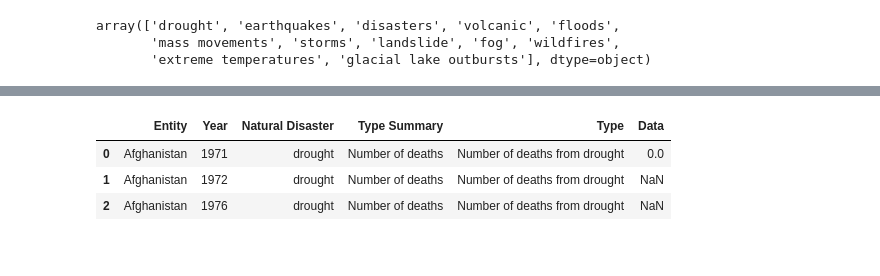
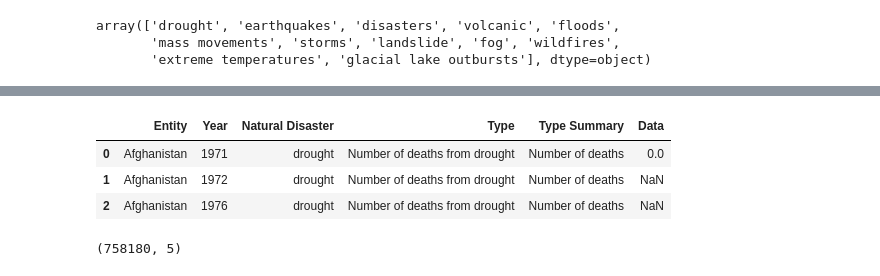
Before and after one commit to aramosg/final_project_global_warming, a Jupyter notebook: notebook/natural_disasters.ipynb, the cells around one changed output, grey strips where cells are left out. Drawn from its saved outputs; the diff is of its cells as text; code cells hidden in the pictures.

```diff
--- a/notebook/natural_disasters.ipynb
+++ b/notebook/natural_disasters.ipynb
@@ -84,7 +84,7 @@ nat_disasters_df_c.columns.tolist()
  'total_damages_pct_gdp_glacial_lake']
 # %%
 nat_disasters_df_c
-nat_disasters_df_c = nat_disasters_df_c.rename(columns= {'total_damages_pct_gdp_glacial_lake': 'Total Damages percent GDP glacial lake outbursts'})
+nat_disasters_df_c = nat_disasters_df_c.rename(columns= {'total_damages_pct_gdp_glacial_lake': 'Total economic damages from glacial lake outbursts as a share of GDP'})
 # %%
 nat_disasters_df_t = nat_disasters_df_c.melt(id_vars=['Entity', 'Year'],
                     var_name='Type', value_name="Data")
@@ -97,5 +110,14 @@ nat_disasters_df_t.head(3)
 # %%
-# Map Type with summary column
-values= ['disasters', 'drought', 'earthquakes', 'extreme temperatures', 'floods', 'fog', 'glacial lake outbursts', 'landslide', 'mass movements', 'storms', 'volcanic', 'wildfires']
+# Map Type with Type_summary column for
+#'Death rates', 'Homelessness rate', 'Injury rates', 'Insured damages', 'Number of deaths', 'Number of total people affected' ,'Number of people injured', 'Number of people left homeless','Reconstruction costs'
+values= ['Death rates', 'Homelessness rate', 'Injury rates', 'Insured damages', 'Number of deaths', 'Number of total people affected' ,'Number of people injured', 'Number of people left homeless','Reconstruction costs',
+        'Number of people affected by disasters per 100,000','Number of people affected by drought per 100,000','Number of people affected by earthquakes per 100,000','Number of people affected by extreme temperatures per 100,000','Number of people affected by floods per 100,000','Number of people affected by fog per 100,000','Number of people affected by glacial lake outbursts per 100,000','Number of people affected by landslides per 100,000','Number of people affected by mass movements per 100,000','Number of people affected by storms per 100,000','Number of people affected by volcanic activity per 100,000','Number of people affected by wildfires per 100,000',
+        'Number of people affected by disasters','Number of people affected from drought','Number of people affected by earthquakes','Number of people affected by extreme temperatures','Number of people affected by floods','Number of people affected by fog','Number of people affected by glacial lake outbursts','Number of people affected by landslides','Number of people affected by mass movements','Number of people affected by storms','Number of people affected by volcanic activity','Number of people affected by wildfires',
+         'Total economic damages from volcanic activity as a share of GDP.1',
+         'Total economic damages from disasters as a share of GDP','Total economic damages from drought as a share of GDP','Total economic damages from earthquakes as a share of GDP','Total economic damages from extreme temperatures as a share of GDP','Total economic damages from floods as a share of GDP','Total economic damages from landslides as a share of GDP','Total economic damages from mass movements as a share of GDP','Total economic damages from storms as a share of GDP','Total economic damages from volcanic activity as a share of GDP',
+         'Total economic damages from disasters','Total economic damages from drought','Total economic damages from earthquakes','Total economic damages from extreme temperatures','Total economic damages from floods','Total economic damages from fog','Total economic damages from glacial lake outbursts','Total economic damages from landslides','Total economic damages from mass movements','Total economic damages from storms','Total economic damages from volcanic activity','Total economic damages from wildfires',
+         'Total number of people affected by disasters per 100,000','Total number of people affected by drought per 100,000','Total number of people affected by earthquakes per 100,000','Total number of people affected by extreme temperatures per 100,000','Total number of people affected by floods per 100,000','Total number of people affected by fog per 100,000','Total number of people affected by glacial lake outbursts per 100,000','Total number of people affected by landslides per 100,000','Total number of people affected by mass movements per 100,000','Total number of people affected by storms per 100,000','Total number of people affected by volcanic activity per 100,000','Total number of people affected by wildfires per 100,000'
+        ]
 conditions = list(map(nat_disasters_df_t['Type'].str.contains, values))
-nat_disasters_df_t['Natural Disaster'] = np.select(conditions, values, 'other')
+nat_disasters_df_t['Type Summary'] = np.select(conditions, values, 'other')
+nat_disasters_df_t['Type Summary'].unique()
@@ -102,7 +142,17 @@ nat_disasters_df_t['Natural Disaster'] = np.select(conditions, values, 'other')
 # %%
-# Map Type with Type_summary column
-values= ['Death rates', 'Homelessness rate', 'Injury rates', 'Insured damages', 'Number of deaths', 'Number of people affected', 'Total number of people affected by drought per 100,000','Total number of people affected by earthquakes per 100,000','Total number of people affected by disasters per 100,000','Total number of people affected by volcanic activity per 100,000','Total number of people affected by floods per 100,000','Total number of people affected by mass movements per 100,000','Total number of people affected by storms per 100,000','Total number of people affected by landslides per 100,000','Total number of people affected by fog per 100,000','Total number of people affected by wildfires per 100,000','Total number of people affected by extreme temperatures per 100,000','Total number of people affected by glacial lake outbursts per 100,000','Total Damages percent GDP'
-, 'Number of people injured', 'Number of people left homeless', 'Number of total people affected', 'Reconstruction costs', 'Total economic damages', 'Total economic damages as a share of GDP', 'Total economic damages as a share of GDP.1', 'Total number of people affected per 100000'
-]
-conditions = list(map(nat_disasters_df_t['Type'].str.contains, values))
-nat_disasters_df_t['Type Summary'] = np.select(conditions, values, 'other')
+# Standardizing Type Summary 'Number of people affected per 100,000'
+nat_disasters_df_t['Type Summary'] = nat_disasters_df_t['Type Summary'].str.replace('Number of people affected by disasters per 100,000|Number of people affected by drought per 100,000|Number of people affected by earthquakes per 100,000|Number of people affected by extreme temperatures per 100,000|Number of people affected by floods per 100,000|Number of people affected by fog per 100,000|Number of people affected by glacial lake outbursts per 100,000|Number of people affected by landslides per 100,000|Number of people affected by mass movements per 100,000|Number of people affected by storms per 100,000|Number of people affected by volcanic activity per 100,000|Number of people affected by wildfires per 100,000','Number of people affected per 100,000', regex=True)
+# Standardizing Type Summary 'Number of people affected'
+nat_disasters_df_t['Type Summary'] = nat_disasters_df_t['Type Summary'].str.replace('Number of people affected by disasters|Number of people affected from drought|Number of people affected by earthquakes|Number of people affected by extreme temperatures|Number of people affected by floods|Number of people affected by fog|Number of people affected by glacial lake outbursts|Number of people affected by landslides|Number of people affected by mass movements|Number of people affected by storms|Number of people affected by volcanic activity|Number of people affected by wildfires','Number of people affected', regex=True)
+# Standardizing Type Summary 'Total economic damages from volcanic activity as a share of GDP_1'
+nat_disasters_df_t['Type Summary'] = nat_disasters_df_t['Type Summary'].str.replace('Total economic damages from volcanic activity as a share of GDP.1','Total economic damages from volcanic activity as a share of GDP_1', regex=True)
+# Standardizing Type Summary 'Total economic damages as a share of GDP'
+nat_disasters_df_t['Type Summary'] = nat_disasters_df_t['Type Summary'].str.replace('Total economic damages from disasters as a share of GDP|Total economic damages from drought as a share of GDP|Total economic damages from earthquakes as a share of GDP|Total economic damages from extreme temperatures as a share of GDP|Total economic damages from floods as a share of GDP|Total economic damages from landslides as a share of GDP|Total economic damages from mass movements as a share of GDP|Total economic damages from storms as a share of GDP|Total economic damages from glacial lake outbursts as a share of GDP','Total economic damages as a share of GDP', regex=True)
+
+# Standardizing to Total number of people affected per 100K
+nat_disasters_df_t['Type Summary'] = nat_disasters_df_t['Type Summary'].str.replace('Total number of people affected by drought per 100,000|Total number of people affected by earthquakes per 100,000|Total number of people affected by disasters per 100,000|Total number of people affected by volcanic activity per 100,000|Total number of people affected by floods per 100,000|Total number of people affected by floods per 100,000|Total number of people affected by mass movements per 100,000|Total number of people affected by storms per 100,000|Total number of people affected by landslides per 100,000|Total number of people affected by fog per 100,000|Total number of people affected by wildfires per 100,000|Total number of people affected by extreme temperatures per 100,000|Total number of people affected by glacial lake outbursts per 100,000','Total number of people affected per 100,000', regex=True)
+
+# Standardizing to Total economic damages
+nat_disasters_df_t['Type Summary'] = nat_disasters_df_t['Type Summary'].str.replace('Total economic damages from drought|Total economic damages from earthquakes|Total economic damages from disasters|Total economic damages from volcanic activity|Total economic damages from floods|Total economic damages from mass movements|Total economic damages from storms|Total economic damages from landslides|Total economic damages from fog|Total economic damages from wildfires|Total economic damages from extreme temperatures|Total economic damages from glacial lake outbursts','Total economic damages', regex=True)
+# Validating that there are 15 columns
+nat_disasters_df_t['Type Summary'].unique()
@@ -157,8 +188,12 @@ array(['Number of deaths', 'Number of people injured',
 # %%
-nat_disasters_df_f = nat_disasters_df_t[['Entity', 'Year', 'Natural Disaster', 'Type Summary', 'Type', 'Data']]
+nat_disasters_df_f = nat_disasters_df_t[['Entity', 'Year', 'Natural Disaster', 'Type', 'Type Summary','Data']]
 nat_disasters_df_f.head(3)
 # %% [output]
-|  | Entity | Year | Natural Disaster | Type Summary | Type | Data |
-| 0 | Afghanistan | 1971 | drought | Number of deaths | Number of deaths from drought | 0.0 |
-| 1 | Afghanistan | 1972 | drought | Number of deaths | Number of deaths from drought | NaN |
-| 2 | Afghanistan | 1976 | drought | Number of deaths | Number of deaths from drought | NaN |
+|  | Entity | Year | Natural Disaster | Type | Type Summary | Data |
+| 0 | Afghanistan | 1971 | drought | Number of deaths from drought | Number of deaths | 0.0 |
+| 1 | Afghanistan | 1972 | drought | Number of deaths from drought | Number of deaths | NaN |
+| 2 | Afghanistan | 1976 | drought | Number of deaths from drought | Number of deaths | NaN |
+# %%
+nat_disasters_df_f.shape
+# %% [output]
+(758180, 5)
```
Also changed, not shown: parts of 22 cells of this notebook, 3 other files.
